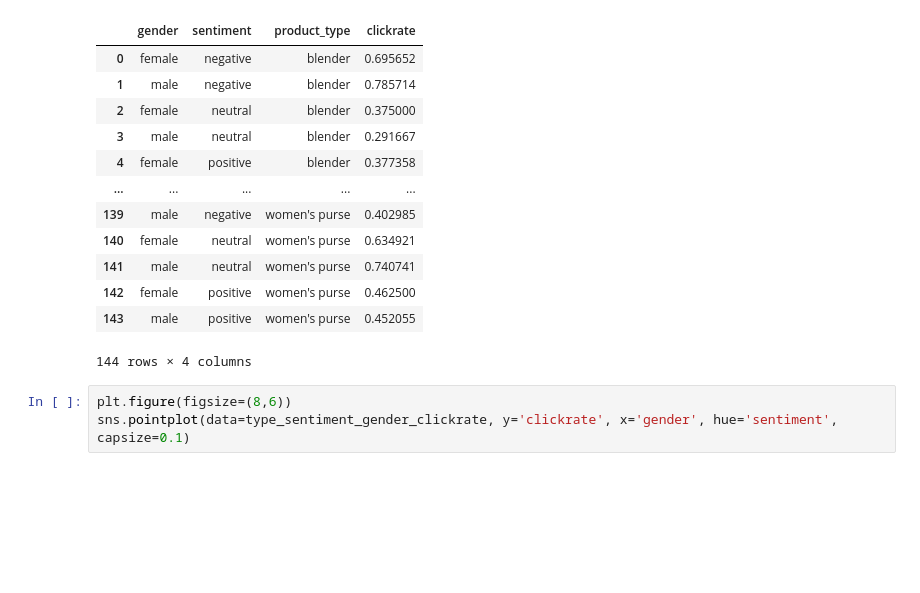
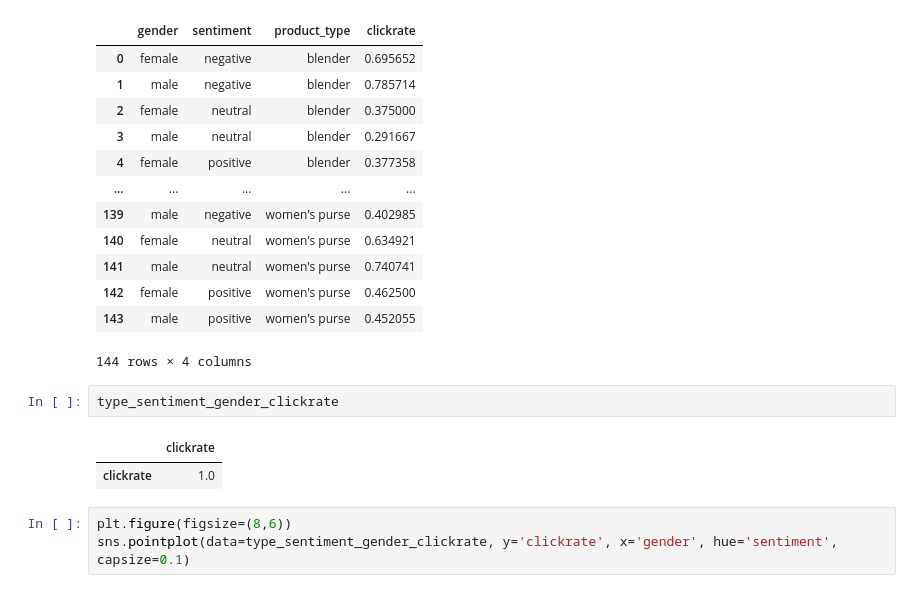
Before and after one commit to ntolley/data1050_project, a Jupyter notebook: notebooks/data1050_project.ipynb, the cells around one changed output. Drawn from its saved outputs; the diff is of its cells as text; blank space fills up the shorter version.

```diff
--- a/notebooks/data1050_project.ipynb
+++ b/notebooks/data1050_project.ipynb
@@ -408,6 +441,11 @@ type_sentiment_gender_clickrate
 | 142 | female | positive | women's purse | 0.462500 |
 | 143 | male | positive | women's purse | 0.452055 |
 144 rows × 4 columns
+# %%
+type_sentiment_gender_clickrate
+# %% [output]
+|  | clickrate |
+| clickrate | 1.0 |
 # %%
 plt.figure(figsize=(8,6))
 sns.pointplot(data=type_sentiment_gender_clickrate, y='clickrate', x='gender', hue='sentiment', capsize=0.1)
```
Also changed, not shown: parts of 3 cells of this notebook.
